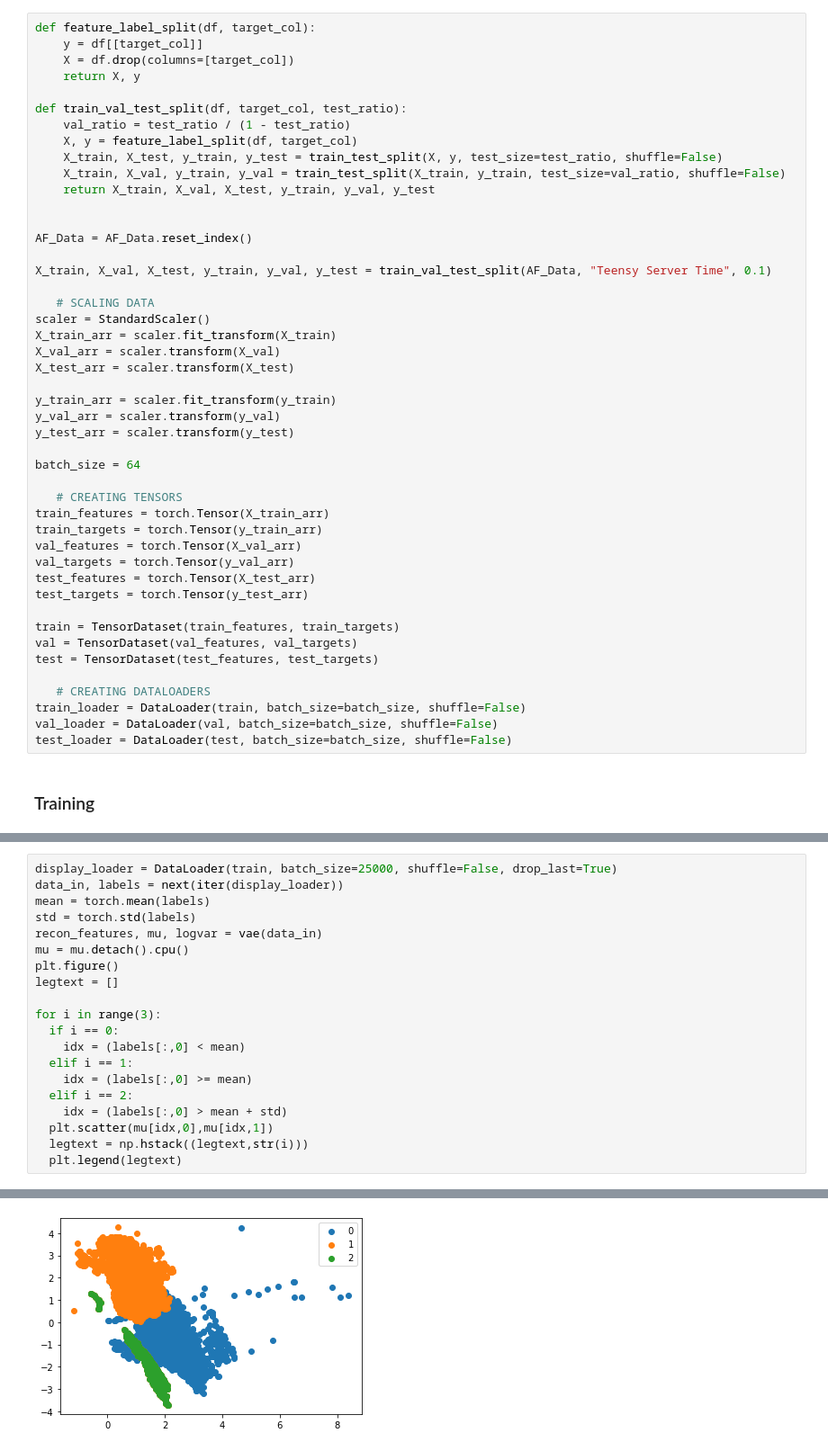
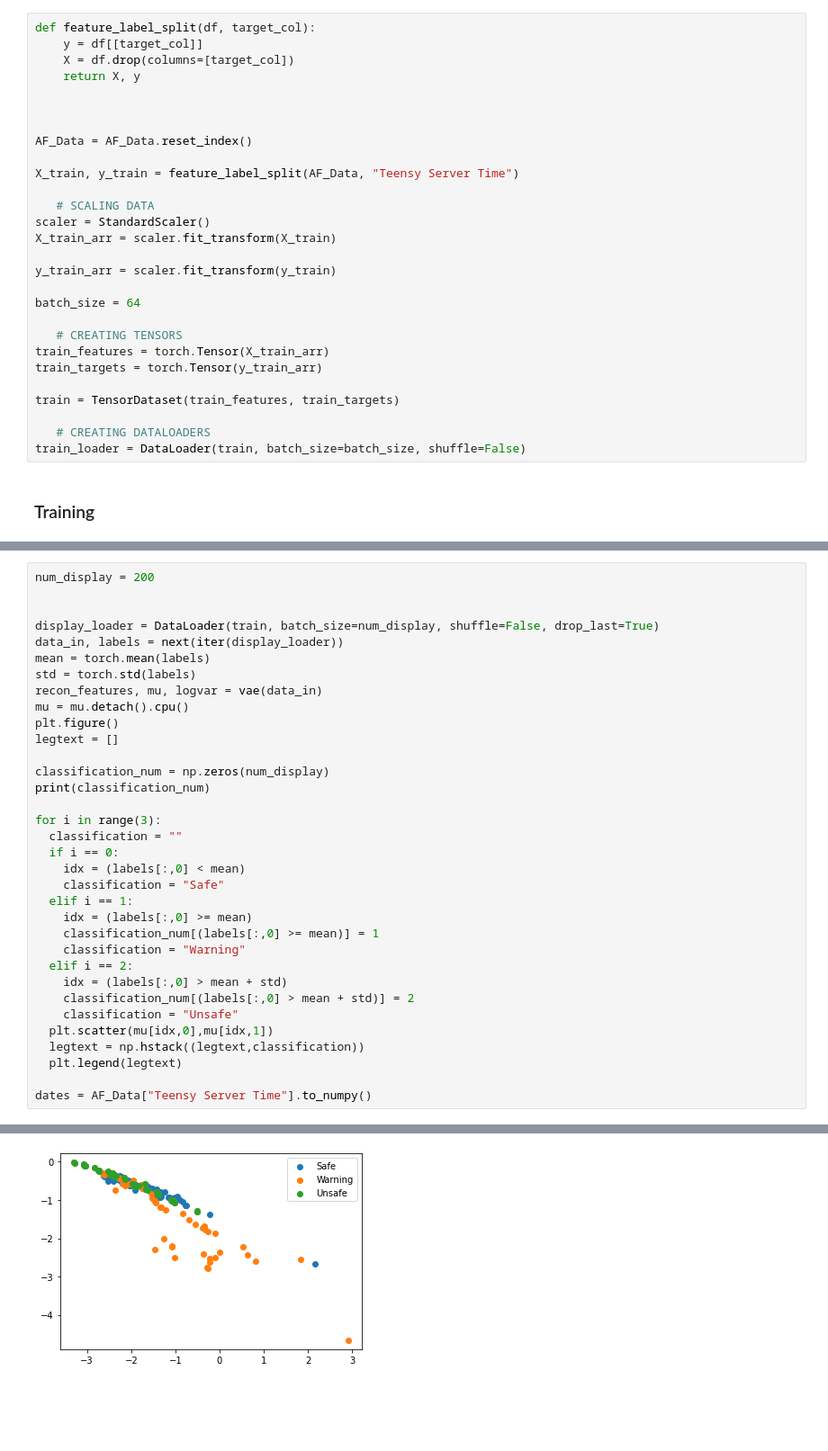
Before and after one commit to evanbradl/ML-Air-Sensor, a Jupyter notebook: Air_Sensor.ipynb, the cells around one changed output, grey strips where cells are left out. Shown at 90% size. Saved outputs shown, nothing was run; the diff lists cells and outputs as text; blank space fills up the shorter version.

Commit message:
graphing danger level

```diff
--- a/Air_Sensor.ipynb
+++ b/Air_Sensor.ipynb
@@ -874,46 +828,28 @@ def feature_label_split(df, target_col):
     X = df.drop(columns=[target_col])
     return X, y
 
-def train_val_test_split(df, target_col, test_ratio):
-    val_ratio = test_ratio / (1 - test_ratio)
-    X, y = feature_label_split(df, target_col)
-    X_train, X_test, y_train, y_test = train_test_split(X, y, test_size=test_ratio, shuffle=False)
-    X_train, X_val, y_train, y_val = train_test_split(X_train, y_train, test_size=val_ratio, shuffle=False)
-    return X_train, X_val, X_test, y_train, y_val, y_test
 
 
 AF_Data = AF_Data.reset_index()
 
-X_train, X_val, X_test, y_train, y_val, y_test = train_val_test_split(AF_Data, "Teensy Server Time", 0.1)
+X_train, y_train = feature_label_split(AF_Data, "Teensy Server Time")
 
    # SCALING DATA
 scaler = StandardScaler()
 X_train_arr = scaler.fit_transform(X_train)
-X_val_arr = scaler.transform(X_val)
-X_test_arr = scaler.transform(X_test)
 
 y_train_arr = scaler.fit_transform(y_train)
-y_val_arr = scaler.transform(y_val)
-y_test_arr = scaler.transform(y_test)
 
 batch_size = 64
 
    # CREATING TENSORS
 train_features = torch.Tensor(X_train_arr)
 train_targets = torch.Tensor(y_train_arr)
-val_features = torch.Tensor(X_val_arr)
-val_targets = torch.Tensor(y_val_arr)
-test_features = torch.Tensor(X_test_arr)
-test_targets = torch.Tensor(y_test_arr)
 
 train = TensorDataset(train_features, train_targets)
-val = TensorDataset(val_features, val_targets)
-test = TensorDataset(test_features, test_targets)
 
    # CREATING DATALOADERS
 train_loader = DataLoader(train, batch_size=batch_size, shuffle=False)
-val_loader = DataLoader(val, batch_size=batch_size, shuffle=False)
-test_loader = DataLoader(test, batch_size=batch_size, shuffle=False)
 # %% [markdown]
 ### Training
 # %%
@@ -947,5 +887,8 @@ Epoch[2/2] Loss: 199.411
 # %%
-display_loader = DataLoader(train, batch_size=25000, shuffle=False, drop_last=True)
+num_display = 200
+
+
+display_loader = DataLoader(train, batch_size=num_display, shuffle=False, drop_last=True)
 data_in, labels = next(iter(display_loader))
 mean = torch.mean(labels)
 std = torch.std(labels)
@@ -954,14 +897,25 @@ mu = mu.detach().cpu()
 plt.figure()
 legtext = []
 
+classification_num = np.zeros(num_display)
+print(classification_num)
+
 for i in range(3):
+  classification = ""
   if i == 0:
     idx = (labels[:,0] < mean)
+    classification = "Safe"
   elif i == 1:
     idx = (labels[:,0] >= mean)
+    classification_num[(labels[:,0] >= mean)] = 1
+    classification = "Warning"
   elif i == 2:
     idx = (labels[:,0] > mean + std)
+    classification_num[(labels[:,0] > mean + std)] = 2
+    classification = "Unsafe"
   plt.scatter(mu[idx,0],mu[idx,1])
-  legtext = np.hstack((legtext,str(i)))
+  legtext = np.hstack((legtext,classification))
   plt.legend(legtext)
+
+dates = AF_Data["Teensy Server Time"].to_numpy()
 # %% [output]
@@ -968 +931 @@ for i in range(3):
-[figure, old version]
+[figure, new version]
```
Also changed, not shown: parts of 12 cells of this notebook.
